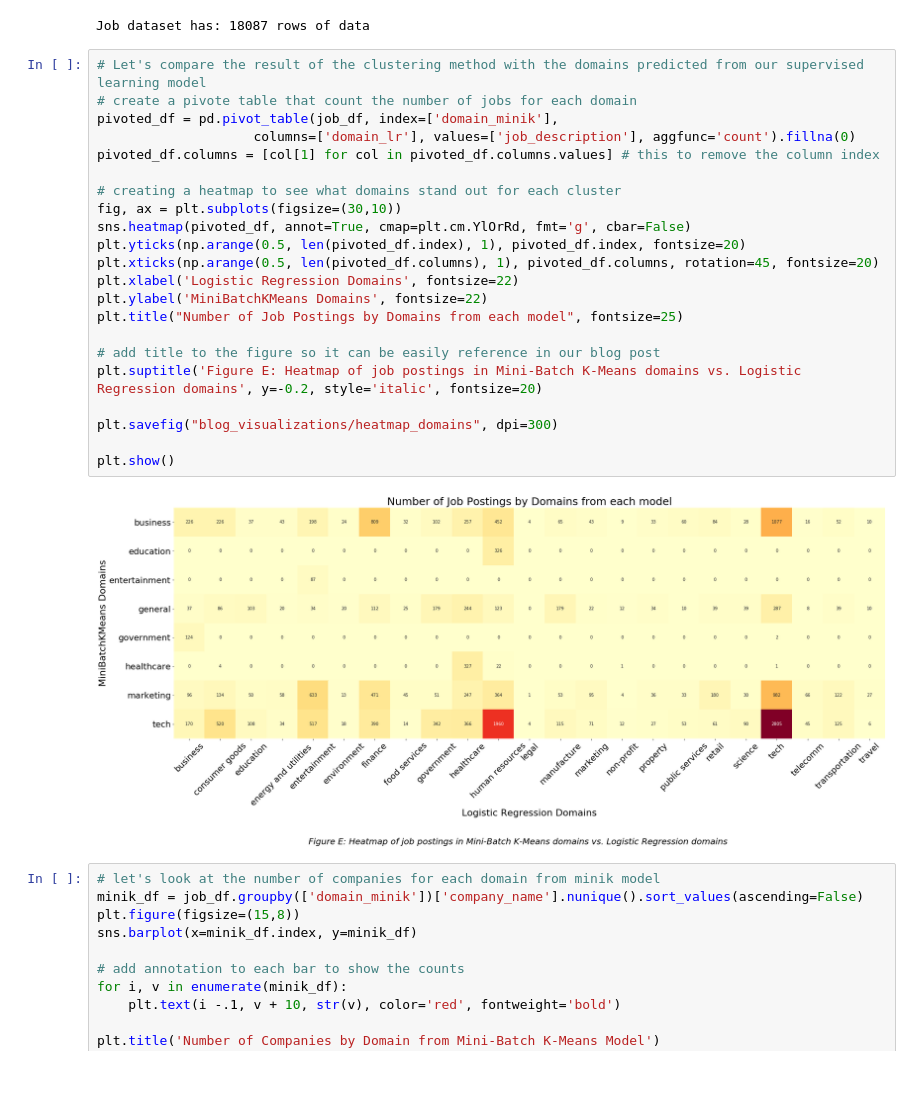
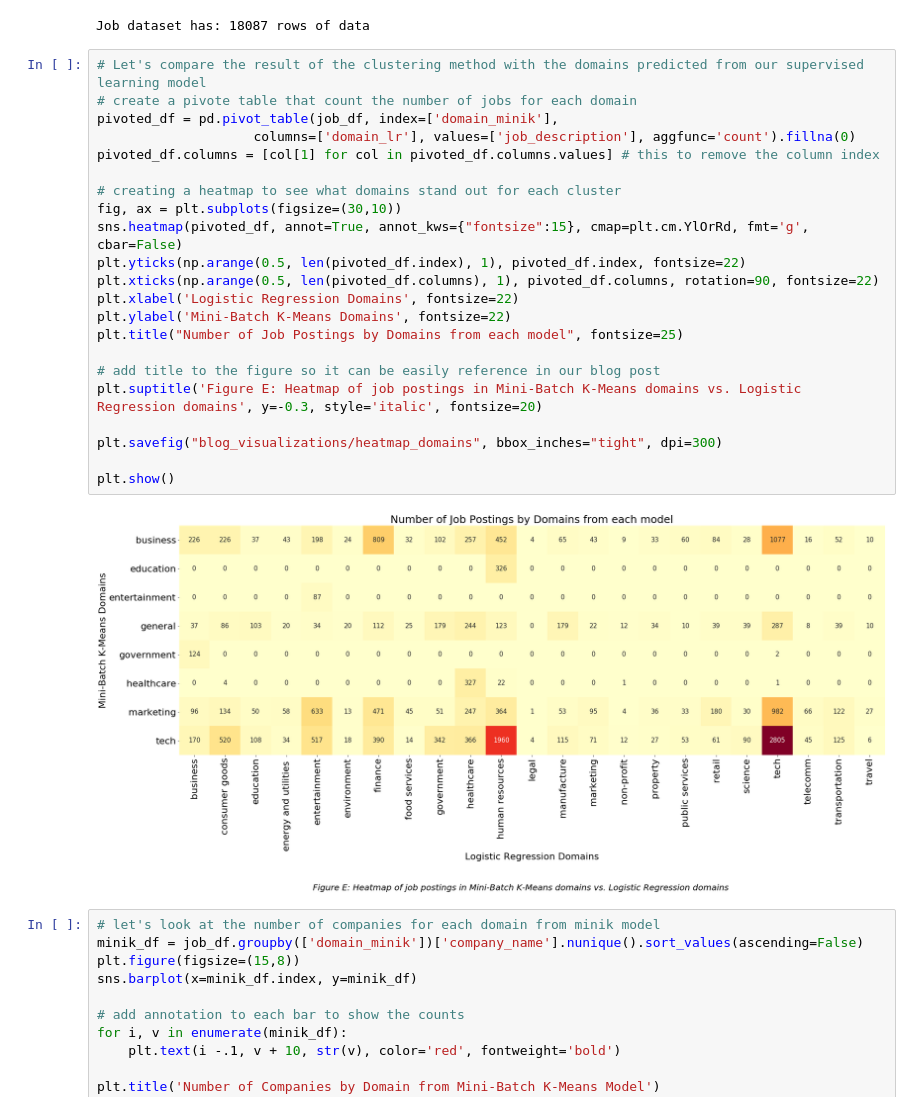
Before and after one commit to rachwyatt/capstone-project, a Jupyter notebook: model_notebooks/compare_minik_lr.ipynb, the cells around one changed output. Drawn from its saved outputs; the diff is of its cells as text; blank space fills up the shorter version.

Commit message:
update visualizations

```diff
--- a/model_notebooks/compare_minik_lr.ipynb
+++ b/model_notebooks/compare_minik_lr.ipynb
@@ -59,27 +59,27 @@ Job dataset has: 18087 rows of data
 # %%
 # Let's compare the result of the clustering method with the domains predicted from our supervised learning model
 # create a pivote table that count the number of jobs for each domain
 pivoted_df = pd.pivot_table(job_df, index=['domain_minik'],
                     columns=['domain_lr'], values=['job_description'], aggfunc='count').fillna(0)
 pivoted_df.columns = [col[1] for col in pivoted_df.columns.values] # this to remove the column index
 
 # creating a heatmap to see what domains stand out for each cluster
 fig, ax = plt.subplots(figsize=(30,10))
-sns.heatmap(pivoted_df, annot=True, cmap=plt.cm.YlOrRd, fmt='g', cbar=False)
-plt.yticks(np.arange(0.5, len(pivoted_df.index), 1), pivoted_df.index, fontsize=20)
-plt.xticks(np.arange(0.5, len(pivoted_df.columns), 1), pivoted_df.columns, rotation=45, fontsize=20)
+sns.heatmap(pivoted_df, annot=True, annot_kws={"fontsize":15}, cmap=plt.cm.YlOrRd, fmt='g', cbar=False)
+plt.yticks(np.arange(0.5, len(pivoted_df.index), 1), pivoted_df.index, fontsize=22)
+plt.xticks(np.arange(0.5, len(pivoted_df.columns), 1), pivoted_df.columns, rotation=90, fontsize=22)
 plt.xlabel('Logistic Regression Domains', fontsize=22)
-plt.ylabel('MiniBatchKMeans Domains', fontsize=22)
+plt.ylabel('Mini-Batch K-Means Domains', fontsize=22)
 plt.title("Number of Job Postings by Domains from each model", fontsize=25)
 
 # add title to the figure so it can be easily reference in our blog post
-plt.suptitle('Figure E: Heatmap of job postings in Mini-Batch K-Means domains vs. Logistic Regression domains', y=-0.2, style='italic', fontsize=20)
+plt.suptitle('Figure E: Heatmap of job postings in Mini-Batch K-Means domains vs. Logistic Regression domains', y=-0.3, style='italic', fontsize=20)
 
-plt.savefig("blog_visualizations/heatmap_domains", dpi=300)
+plt.savefig("blog_visualizations/heatmap_domains", bbox_inches="tight", dpi=300)
 
 plt.show()
 # %% [output]
-[figure, old version]
+[figure, new version]
 # %%
 # let's look at the number of companies for each domain from minik model
 minik_df = job_df.groupby(['domain_minik'])['company_name'].nunique().sort_values(ascending=False)
```
Also changed, not shown: 7 other files.
